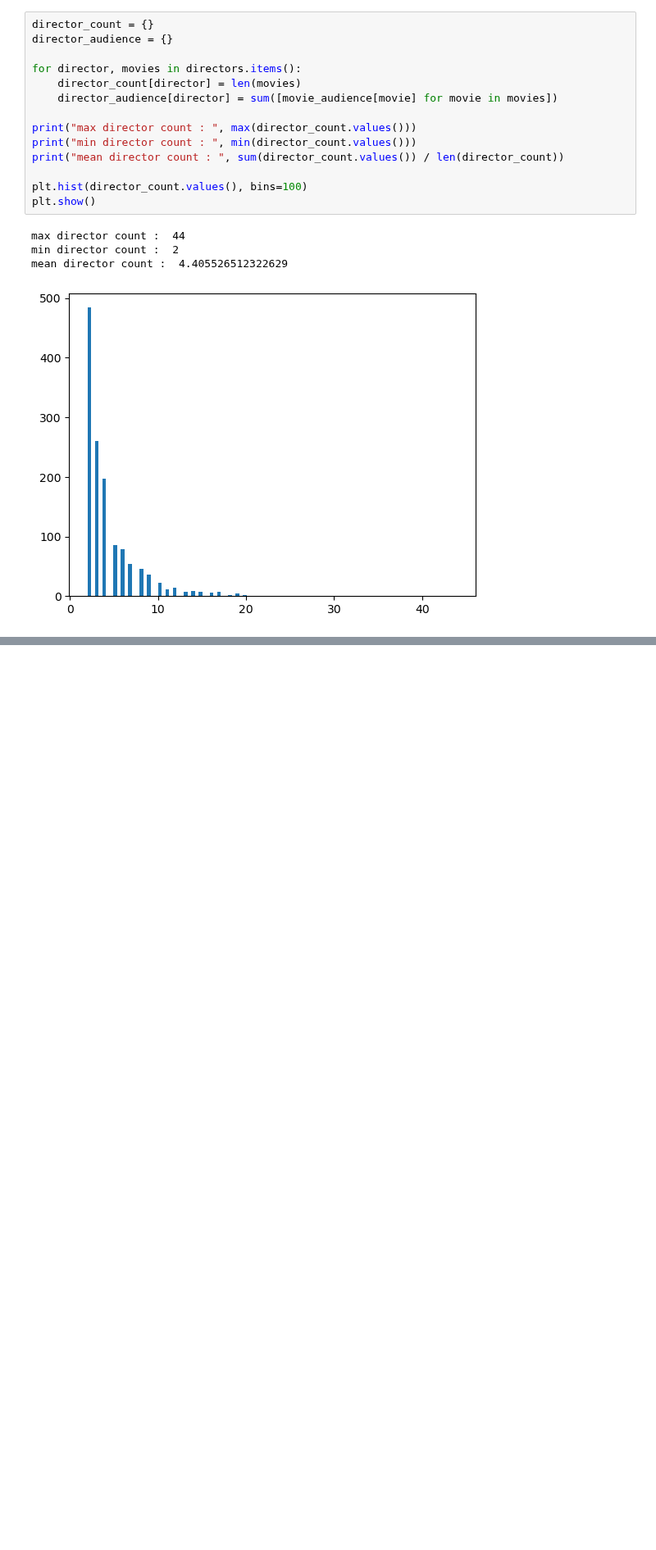
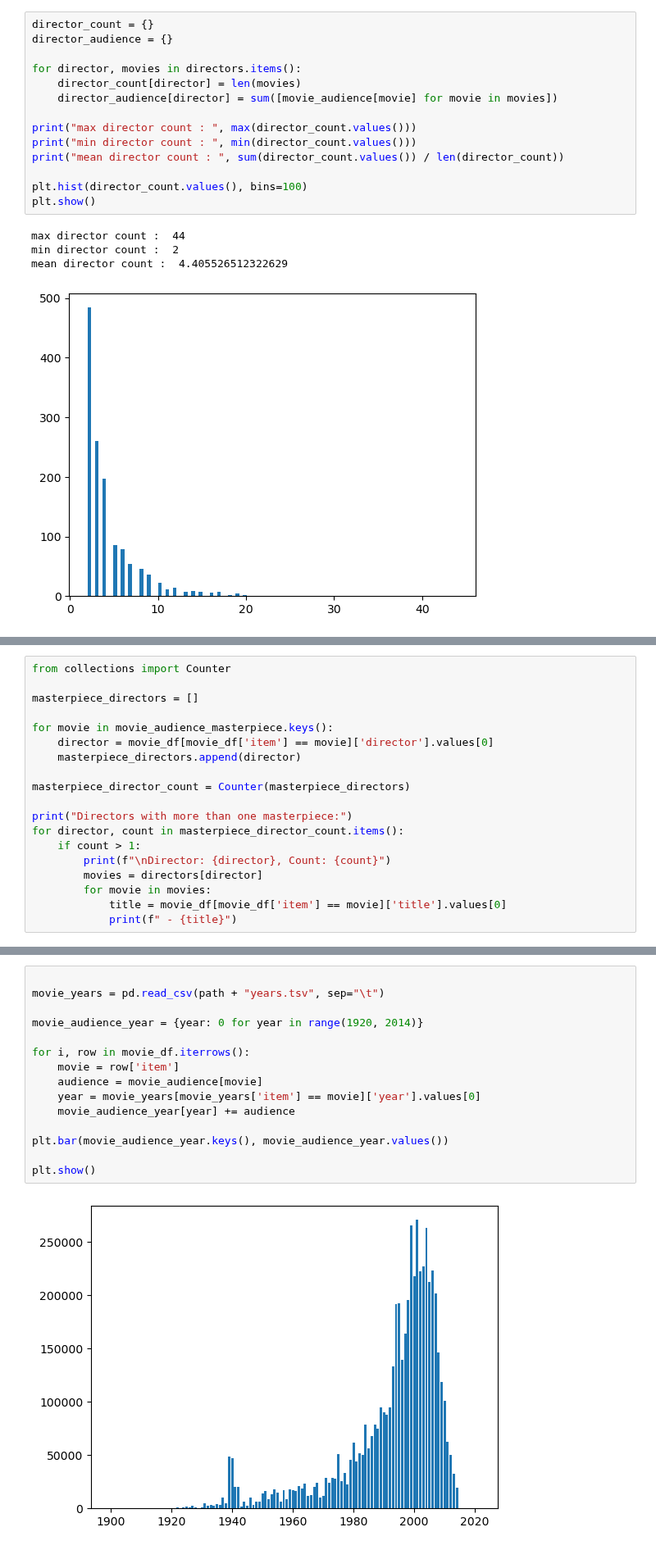
Before and after one commit to boostcampaitech7/level2-recsys-movierecommendation-recsys-08-lv3, a Jupyter notebook: EDA_youngchan.ipynb, the cells around one changed output, grey strips where cells are left out. Shown at 82% size. Cells and saved outputs as stored; diff of their text form; blank space fills up the shorter version.

```diff
--- a/EDA_youngchan.ipynb
+++ b/EDA_youngchan.ipynb
@@ -342,0 +475,19 @@ mean director count :  4.405526512322629
+# %%
+from collections import Counter
+
+masterpiece_directors = []
+
+for movie in movie_audience_masterpiece.keys():
+    director = movie_df[movie_df['item'] == movie]['director'].values[0]
+    masterpiece_directors.append(director)
+
+masterpiece_director_count = Counter(masterpiece_directors)
+
+print("Directors with more than one masterpiece:")
+for director, count in masterpiece_director_count.items():
+    if count > 1:
+        print(f"\nDirector: {director}, Count: {count}")
+        movies = directors[director]
+        for movie in movies:
+            title = movie_df[movie_df['item'] == movie]['title'].values[0]
+            print(f" - {title}")
@@ -342,0 +693,17 @@ mean director count :  4.405526512322629
+# %%
+
+movie_years = pd.read_csv(path + "years.tsv", sep="\t")
+
+movie_audience_year = {year: 0 for year in range(1920, 2014)}
+
+for i, row in movie_df.iterrows():
+    movie = row['item']
+    audience = movie_audience[movie]
+    year = movie_years[movie_years['item'] == movie]['year'].values[0]
+    movie_audience_year[year] += audience
+
+plt.bar(movie_audience_year.keys(), movie_audience_year.values())
+
+plt.show()
+# %% [output]
+[figure, added]
```
Also changed, not shown: parts of 13 cells of this notebook.
